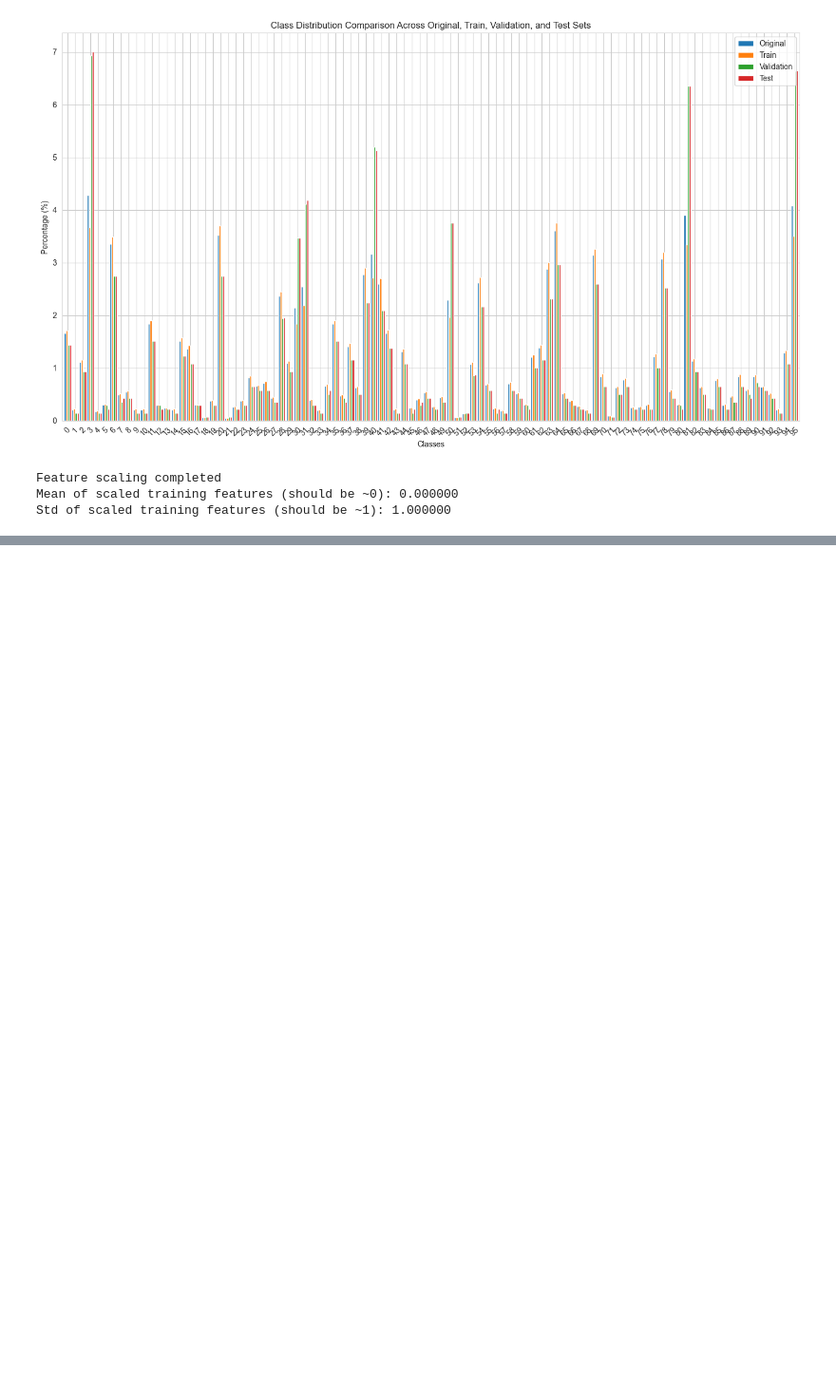
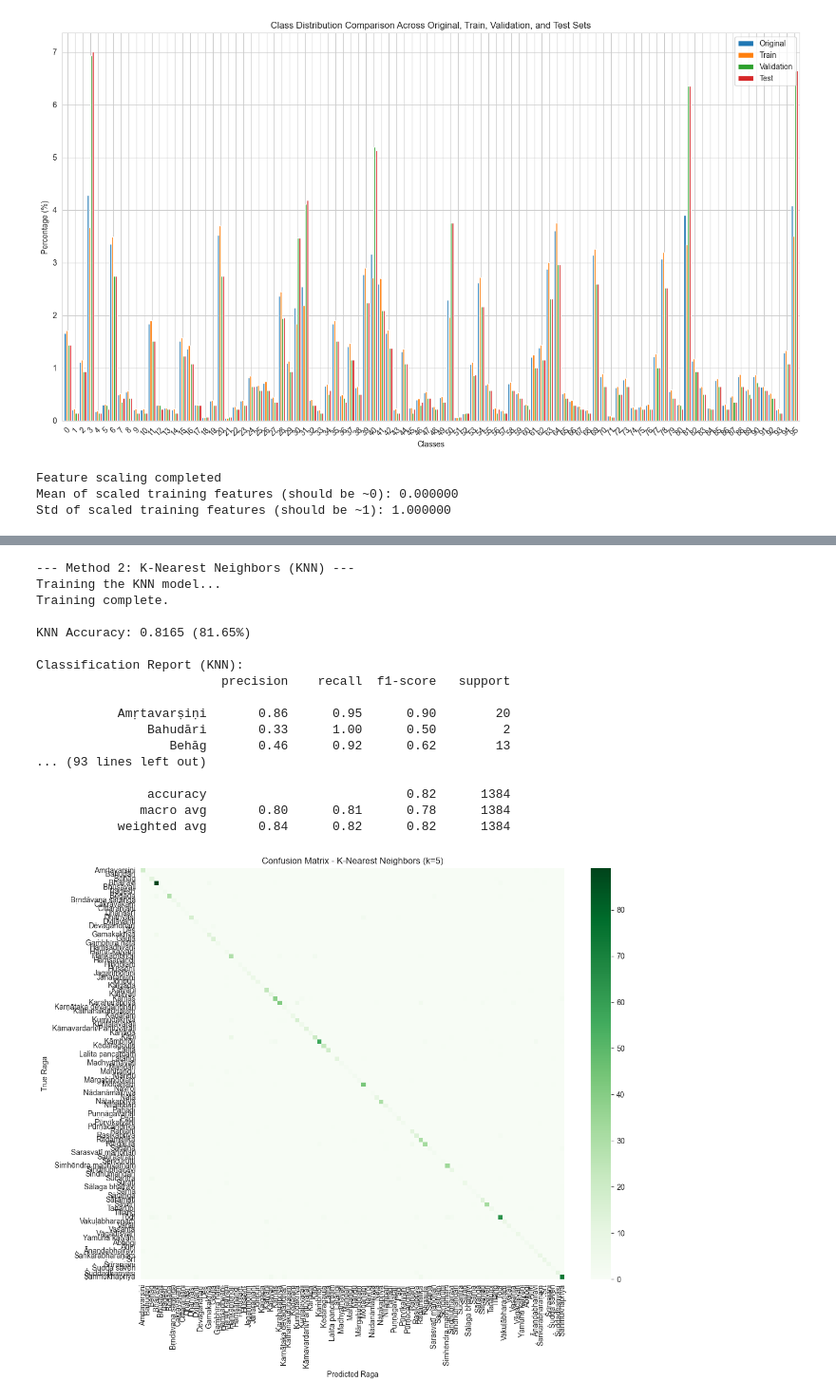
Before and after one commit to vvk-mhn/ML_Carnatic, a Jupyter notebook: ML_Project.ipynb, the cells around one changed output, grey strips where cells are left out. Shown at 95% size. Drawn from its saved outputs; the diff is of its cells as text; code cells hidden in the pictures; blank space fills up the shorter version.

```diff
--- a/ML_Project.ipynb
+++ b/ML_Project.ipynb
@@ -264,0 +381,59 @@ Std of scaled training features (should be ~1): 1.000000
+# %%
+# Cell 9: K-Nearest Neighbors (KNN)
+
+import matplotlib.pyplot as plt
+import seaborn as sns
+from sklearn.neighbors import KNeighborsClassifier
+from sklearn.metrics import accuracy_score, classification_report, confusion_matrix
+
+print("--- Method 2: K-Nearest Neighbors (KNN) ---")
+
+# 1. Initialize and Train the Model
+# n_neighbors (k) is a crucial hyperparameter. We'll start with 5.
+knn_classifier = KNeighborsClassifier(n_neighbors=5, n_jobs=-1)
+
+print("Training the KNN model...")
+knn_classifier.fit(X_train_scaled, y_train)
+print("Training complete.")
+
+# 2. Make Predictions on the Test Set
+y_pred_knn = knn_classifier.predict(X_test_scaled)
+
+# 3. Evaluate the Model
+accuracy_knn = accuracy_score(y_test, y_pred_knn)
+print(f"\nKNN Accuracy: {accuracy_knn:.4f} ({accuracy_knn*100:.2f}%)")
+
+# Print a detailed classification report
+print("\nClassification Report (KNN):")
+print(classification_report(y_test, y_pred_knn, target_names=label_encoder.classes_))
+
+# 4. Visualize the Confusion Matrix
+conf_matrix_knn = confusion_matrix(y_test, y_pred_knn)
+plt.figure(figsize=(12, 10))
+sns.heatmap(conf_matrix_knn, annot=False, cmap='Greens',
+            xticklabels=label_encoder.classes_,
+            yticklabels=label_encoder.classes_)
+plt.title('Confusion Matrix - K-Nearest Neighbors (k=5)')
+plt.xlabel('Predicted Raga')
+plt.ylabel('True Raga')
+plt.tight_layout()
+plt.show()
+# %% [output]
+--- Method 2: K-Nearest Neighbors (KNN) ---
+Training the KNN model...
+Training complete.
+
+KNN Accuracy: 0.8165 (81.65%)
+
+Classification Report (KNN):
+                         precision    recall  f1-score   support
+
+           Amṛtavarṣiṇi       0.86      0.95      0.90        20
+               Bahudāri       0.33      1.00      0.50         2
+                  Behāg       0.46      0.92      0.62        13
+... (93 lines left out)
+
+               accuracy                           0.82      1384
+              macro avg       0.80      0.81      0.78      1384
+           weighted avg       0.84      0.82      0.82      1384
+[figure, added]
```
Also changed, not shown: parts of 13 cells of this notebook, 12 other files.
